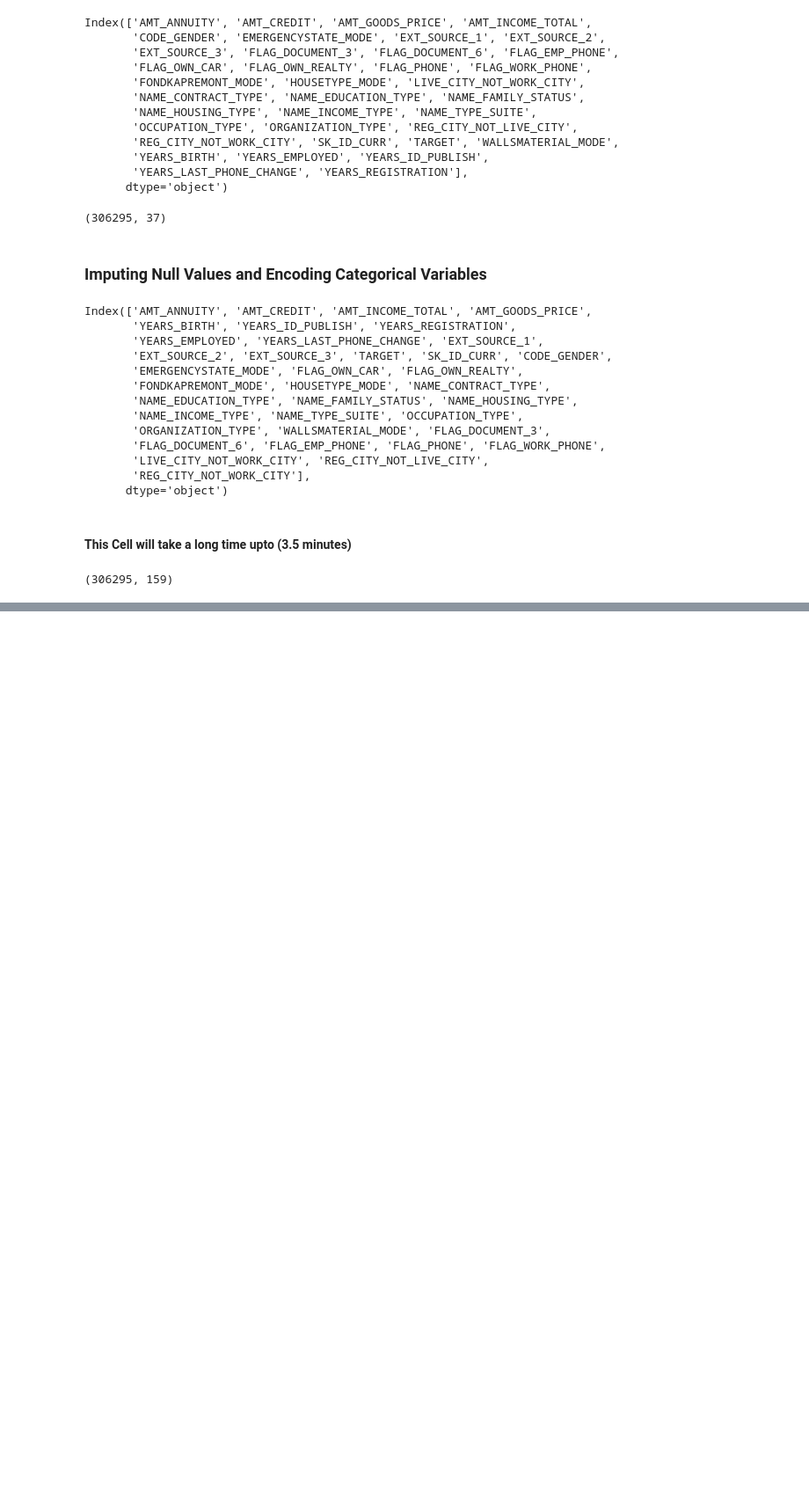
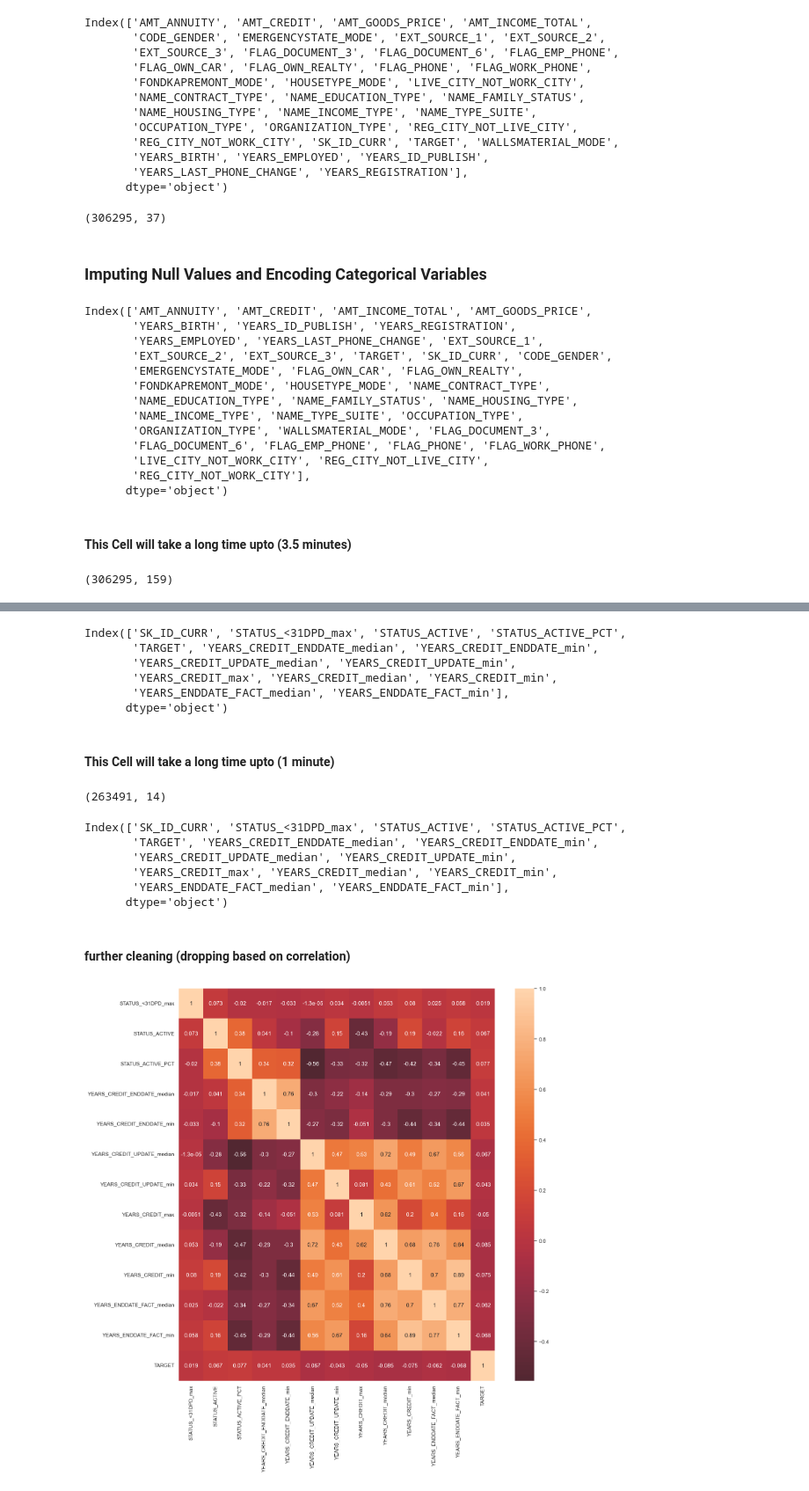
Before and after one commit to seg-fault123/bdm_project, a Jupyter notebook: further_cleaning.ipynb, the cells around one changed output, grey strips where cells are left out. Shown at 88% size. Saved outputs shown, nothing was run; the diff lists cells and outputs as text; code cells hidden in the pictures; blank space fills up the shorter version.

```diff
--- a/further_cleaning.ipynb
+++ b/further_cleaning.ipynb
@@ -178,0 +256,9 @@ clean3
+# %%
+clean1=bureau_data.loc[(bureau_data['DAYS_CREDIT_ENDDATE_min_outlier']==0)&
+              (bureau_data['DAYS_CREDIT_ENDDATE_median_outlier']==0)&
+              (bureau_data['DAYS_ENDDATE_FACT_min_outlier']==0)&
+              (bureau_data['DAYS_CREDIT_UPDATE_min_outlier']==0)&
+              (bureau_data['DAYS_CREDIT_UPDATE_median_outlier']==0), :].copy()
+clean1.drop(labels=outlier_frame.columns.difference(['SK_ID_CURR', 'TARGET']), axis=1, inplace=True)
+bureau_data.drop(labels=outlier_frame.columns.difference(['SK_ID_CURR', 'TARGET']), axis=1, inplace=True)
+clean1.shape
@@ -178,0 +287,12 @@ clean3
+# %%
+ct=ColumnTransformer(transformers=[('numerical', StandardScaler(), ['STATUS_ACTIVE', 'STATUS_ACTIVE_PCT',
+                                                                    'YEARS_CREDIT_ENDDATE_median', 'YEARS_CREDIT_ENDDATE_min',
+                                                                    'YEARS_CREDIT_UPDATE_median', 'YEARS_CREDIT_UPDATE_min',
+                                                                    'YEARS_CREDIT_max', 'YEARS_CREDIT_median', 'YEARS_CREDIT_min',
+                                                                    'YEARS_ENDDATE_FACT_median', 'YEARS_ENDDATE_FACT_min'])],
+                     remainder='passthrough')
+ct.fit(clean1)
+clean2=pd.DataFrame(ct.transform(bureau_data))
+clean2.columns=ct.get_feature_names_out()
+clean2.rename(columns=lambda x: x[11:], inplace=True)
+clean2.shape
@@ -178,0 +303,43 @@ clean3
+# %%
+clean2.columns.sort_values()
+# %% [output]
+Index(['SK_ID_CURR', 'STATUS_<31DPD_max', 'STATUS_ACTIVE', 'STATUS_ACTIVE_PCT',
+       'TARGET', 'YEARS_CREDIT_ENDDATE_median', 'YEARS_CREDIT_ENDDATE_min',
+       'YEARS_CREDIT_UPDATE_median', 'YEARS_CREDIT_UPDATE_min',
+       'YEARS_CREDIT_max', 'YEARS_CREDIT_median', 'YEARS_CREDIT_min',
+       'YEARS_ENDDATE_FACT_median', 'YEARS_ENDDATE_FACT_min'],
+      dtype='object')
+# %% [markdown]
+#### This Cell will take a long time upto (1 minute)
+# %%
+ct2=ColumnTransformer(transformers=[('numerical', ChunkKNNImputer(factor=10000), ['STATUS_<31DPD_max', 'STATUS_ACTIVE', 'STATUS_ACTIVE_PCT',
+                                                                                    'YEARS_CREDIT_ENDDATE_median', 'YEARS_CREDIT_ENDDATE_min',
+                                                                                    'YEARS_CREDIT_UPDATE_median', 'YEARS_CREDIT_UPDATE_min',
+                                                                                    'YEARS_CREDIT_max', 'YEARS_CREDIT_median', 'YEARS_CREDIT_min',
+                                                                                    'YEARS_ENDDATE_FACT_median', 'YEARS_ENDDATE_FACT_min'])],
+                      remainder='passthrough', n_jobs=-1)
+
+
+clean3=pd.DataFrame(ct2.fit_transform(clean2))
+clean3.columns=ct2.get_feature_names_out()
+clean3.rename(columns=lambda x: x[11:], inplace=True)
+clean3=clean3.astype(dtype=float)
+clean3.shape
+# %% [output]
+(263491, 14)
+# %%
+clean3.columns.sort_values()
+# %% [output]
+Index(['SK_ID_CURR', 'STATUS_<31DPD_max', 'STATUS_ACTIVE', 'STATUS_ACTIVE_PCT',
+       'TARGET', 'YEARS_CREDIT_ENDDATE_median', 'YEARS_CREDIT_ENDDATE_min',
+       'YEARS_CREDIT_UPDATE_median', 'YEARS_CREDIT_UPDATE_min',
+       'YEARS_CREDIT_max', 'YEARS_CREDIT_median', 'YEARS_CREDIT_min',
+       'YEARS_ENDDATE_FACT_median', 'YEARS_ENDDATE_FACT_min'],
+      dtype='object')
+# %% [markdown]
+#### further cleaning (dropping based on correlation)
+# %%
+ax=sns.heatmap(clean3.drop(labels=['SK_ID_CURR'], axis=1).corr(), annot=True, center=-1)
+ax.get_figure().set_size_inches(w=15, h=15)
+# %% [output]
+[figure, added]
```
Also changed, not shown: parts of 120 cells of this notebook.
